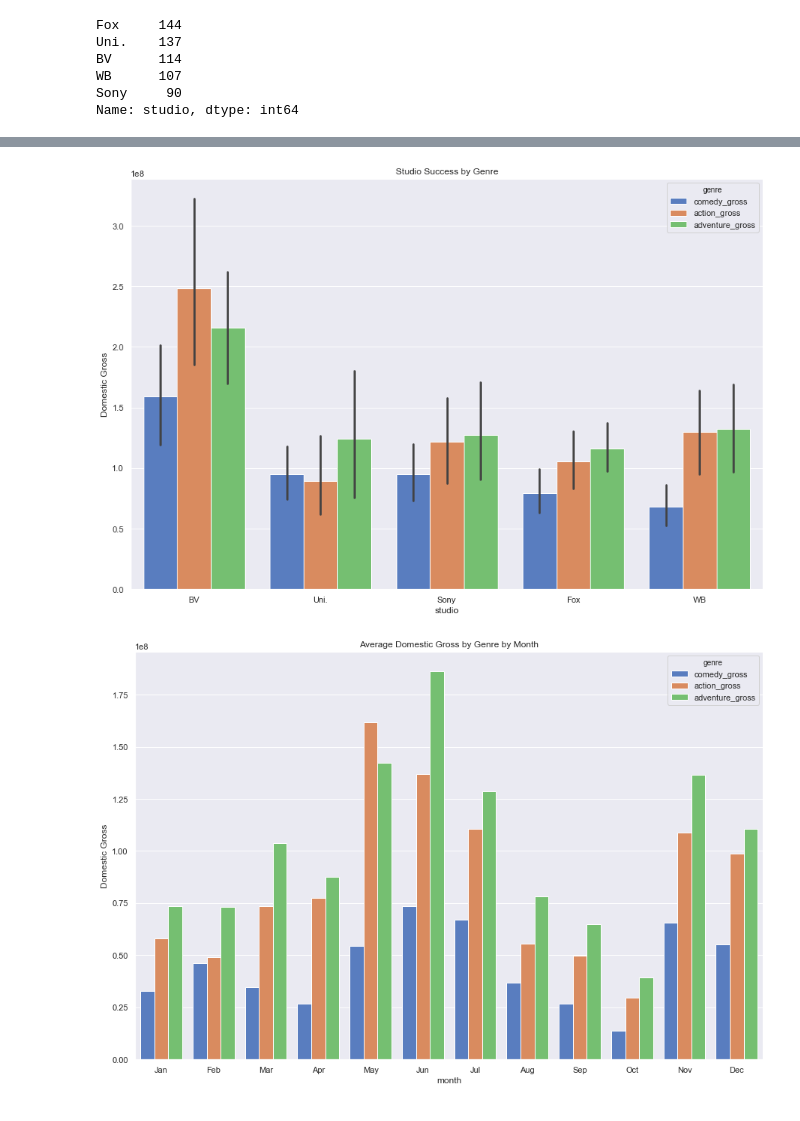
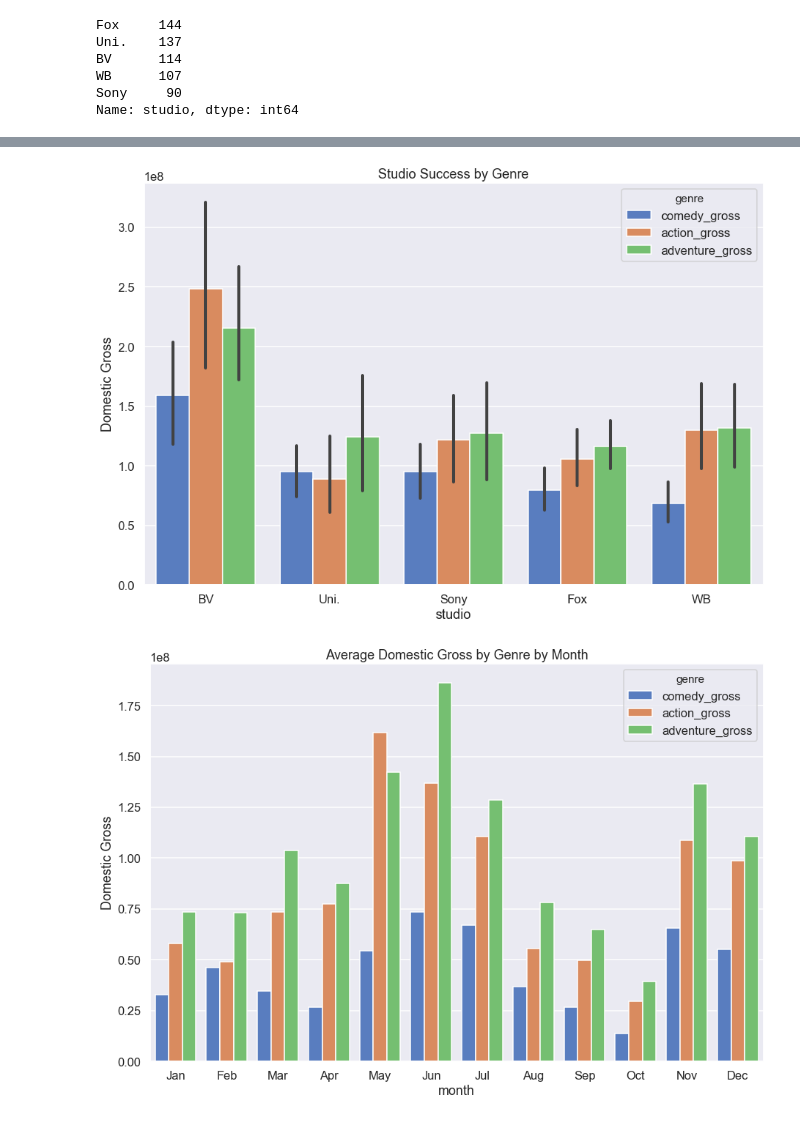
Before and after one commit to k-christensen/K_and_A_movie_project, a Jupyter notebook: tech_notebook.ipynb, the cells around one changed output, grey strips where cells are left out. Saved outputs shown, nothing was run; the diff lists cells and outputs as text; code cells hidden in the pictures.

Commit message:
modified data visuals and readme

```diff
--- a/tech_notebook.ipynb
+++ b/tech_notebook.ipynb
@@ -271,12 +253,12 @@ export_csv = studio_genre_table.to_csv('studio_genre_table.csv', index= None, he
 # %%
 # graph representing info in table above
-
+sns.set_context('talk')
 f, ax = plt.subplots(figsize = (15,10))
 ax = sns.barplot(x="studio", y="domestic_gross", hue="genre", data=top_five_studios_df,
                 palette="muted").set(title = 'Studio Success by Genre', ylabel = 'Domestic Gross')
 plt.savefig('Studio_success_by_genre.png')
 # %% [output]
-[figure, old version]
+[figure, new version]
 # %%
 # determine genre success by month
 
@@ -286,7 +268,7 @@ ax = sns.barplot(x="month", y="domestic_gross", hue="genre",
                                                                   xticklabels = tick_label_list, ylabel = 'Domestic Gross')
 plt.savefig('Success_by_month.png')
 # %% [output]
-[figure, old version]
+[figure, new version]
 # %%
 # see when in the month which genres do best
 
```
Also changed, not shown: parts of 3 cells of this notebook, 4 other files.
